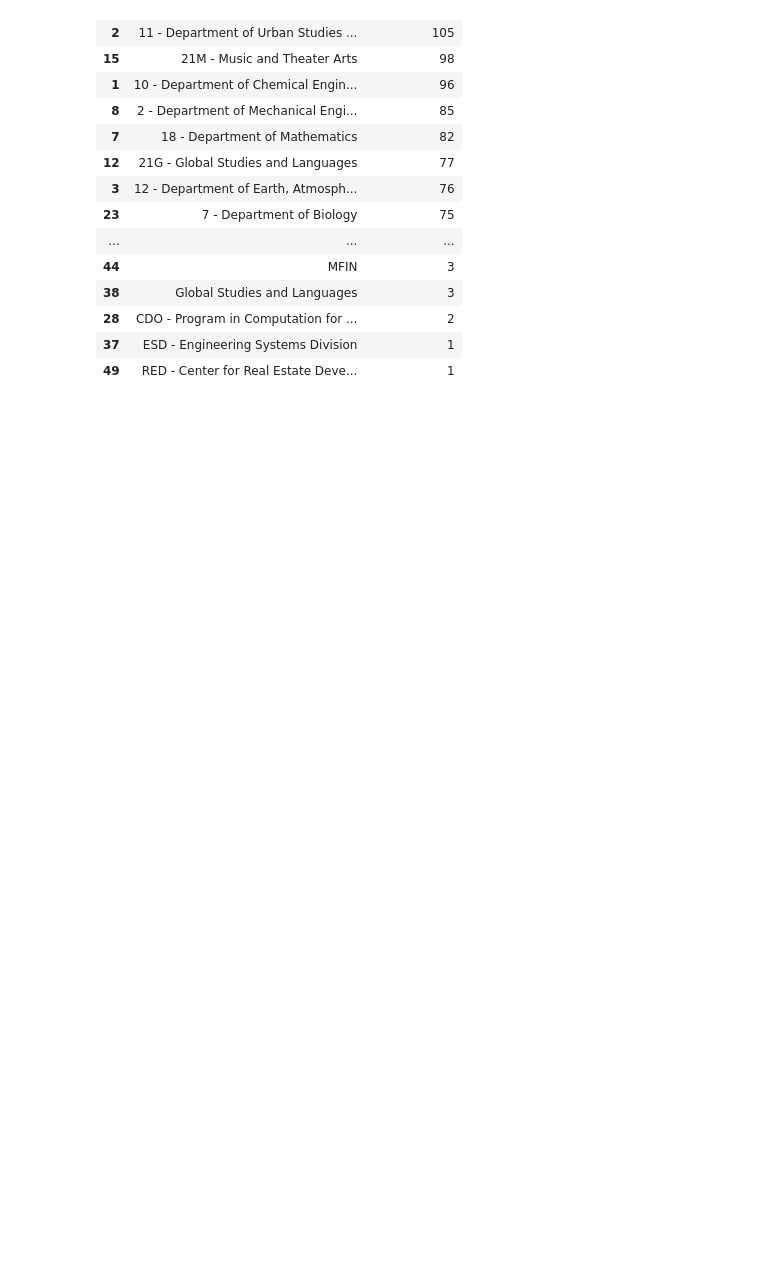
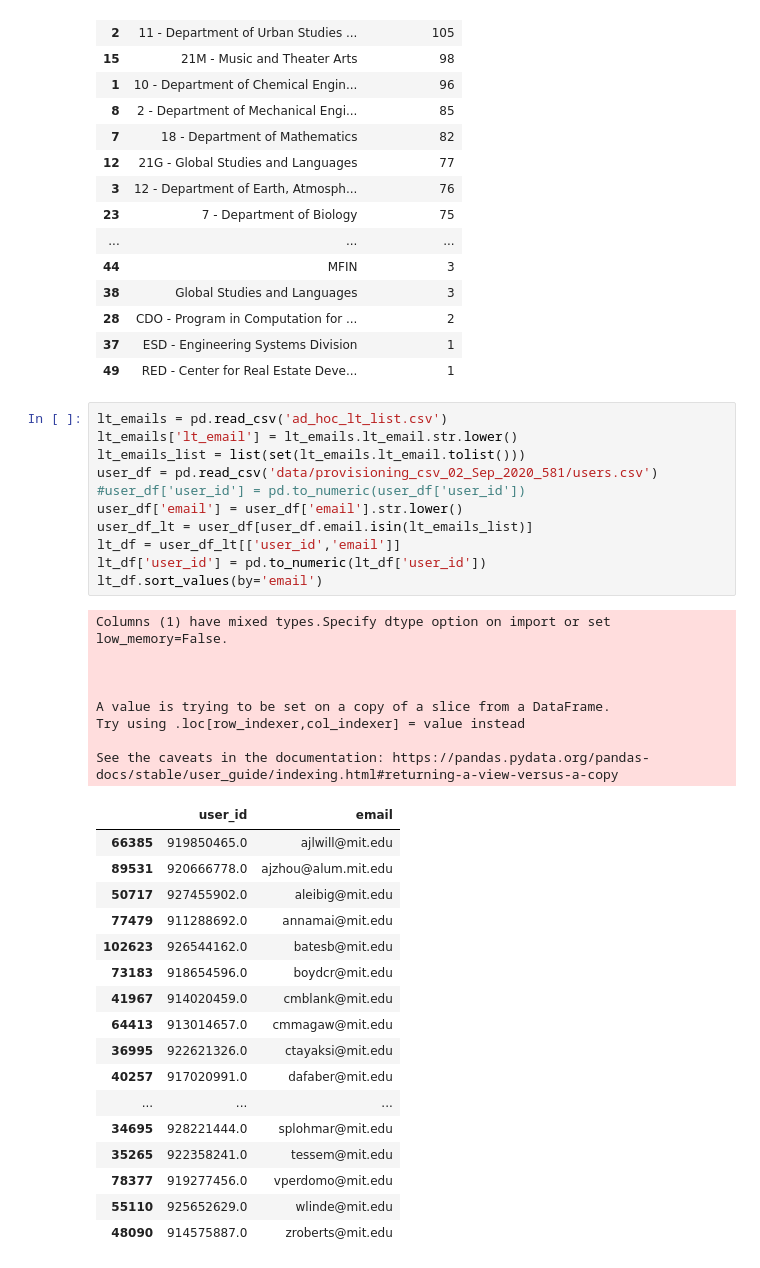
Before and after one commit to fayshaw/canvas_course_tracking, a Jupyter notebook: canvas_courses_by_lt.ipynb, the cells around one changed output. Cells and saved outputs as stored; diff of their text form; blank space fills up the shorter version.

```diff
--- a/canvas_courses_by_lt.ipynb
+++ b/canvas_courses_by_lt.ipynb
@@ -313,3 +318,40 @@ filtered_courses_df[filtered_courses_df.account_id!=139].groupby('Dept',
 | 28 | CDO - Program in Computation for ... | 2 |
 | 37 | ESD - Engineering Systems Division | 1 |
 | 49 | RED - Center for Real Estate Deve... | 1 |
+# %%
+lt_emails = pd.read_csv('ad_hoc_lt_list.csv')
+lt_emails['lt_email'] = lt_emails.lt_email.str.lower()
+lt_emails_list = list(set(lt_emails.lt_email.tolist()))
+user_df = pd.read_csv('data/provisioning_csv_02_Sep_2020_581/users.csv')
+#user_df['user_id'] = pd.to_numeric(user_df['user_id'])
+user_df['email'] = user_df['email'].str.lower()
+user_df_lt = user_df[user_df.email.isin(lt_emails_list)]
+lt_df = user_df_lt[['user_id','email']]
+lt_df['user_id'] = pd.to_numeric(lt_df['user_id'])
+lt_df.sort_values(by='email')
+# %% [output]
+Columns (1) have mixed types.Specify dtype option on import or set low_memory=False.
+
+
+
+A value is trying to be set on a copy of a slice from a DataFrame.
+Try using .loc[row_indexer,col_indexer] = value instead
+
+See the caveats in the documentation: https://pandas.pydata.org/pandas-docs/stable/user_guide/indexing.html#returning-a-view-versus-a-copy
+|  | user_id | email |
+| 66385 | 919850465.0 | ajlwill@mit.edu |
+| 89531 | 920666778.0 | ajzhou@alum.mit.edu |
+| 50717 | 927455902.0 | aleibig@mit.edu |
+| 77479 | 911288692.0 | annamai@mit.edu |
+| 102623 | 926544162.0 | batesb@mit.edu |
+| 73183 | 918654596.0 | boydcr@mit.edu |
+| 41967 | 914020459.0 | cmblank@mit.edu |
+| 64413 | 913014657.0 | cmmagaw@mit.edu |
+| 36995 | 922621326.0 | ctayaksi@mit.edu |
+| 40257 | 917020991.0 | dafaber@mit.edu |
+| ... | ... | ... |
+| 34695 | 928221444.0 | splohmar@mit.edu |
+| 35265 | 922358241.0 | tessem@mit.edu |
+| 78377 | 919277456.0 | vperdomo@mit.edu |
+| 55110 | 925652629.0 | wlinde@mit.edu |
+| 48090 | 914575887.0 | zroberts@mit.edu |
```
Also changed, not shown: parts of 6 cells of this notebook, 2 other files.
